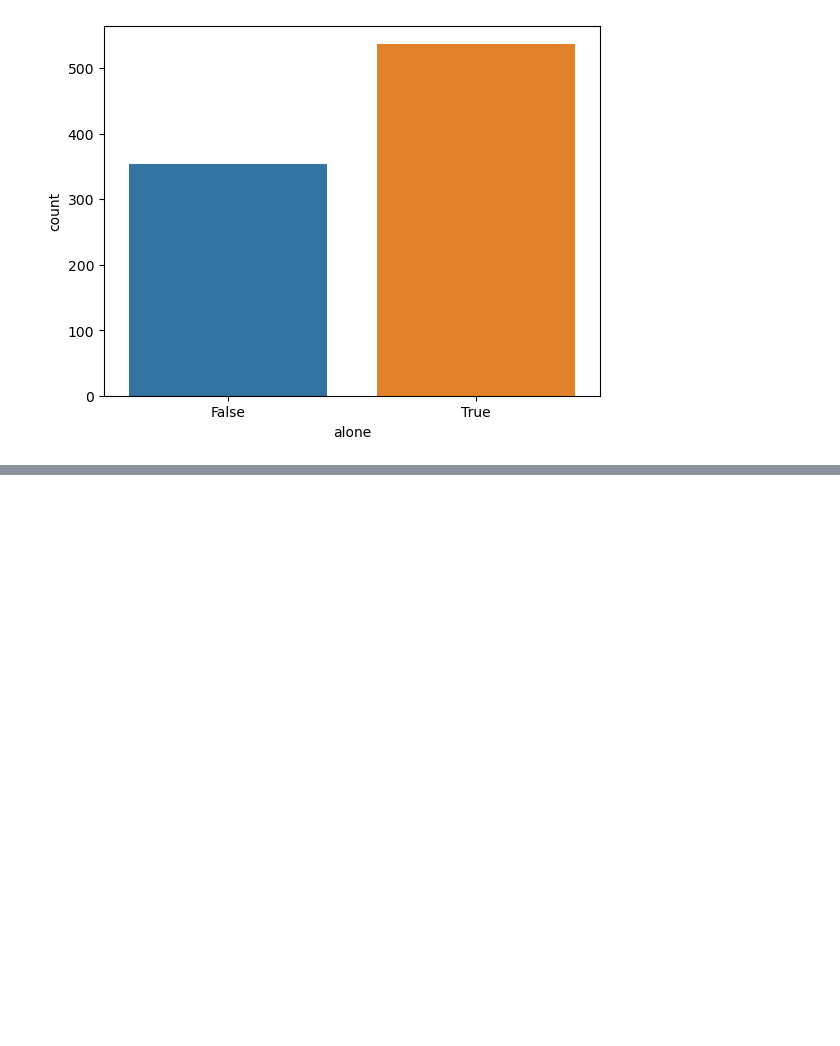
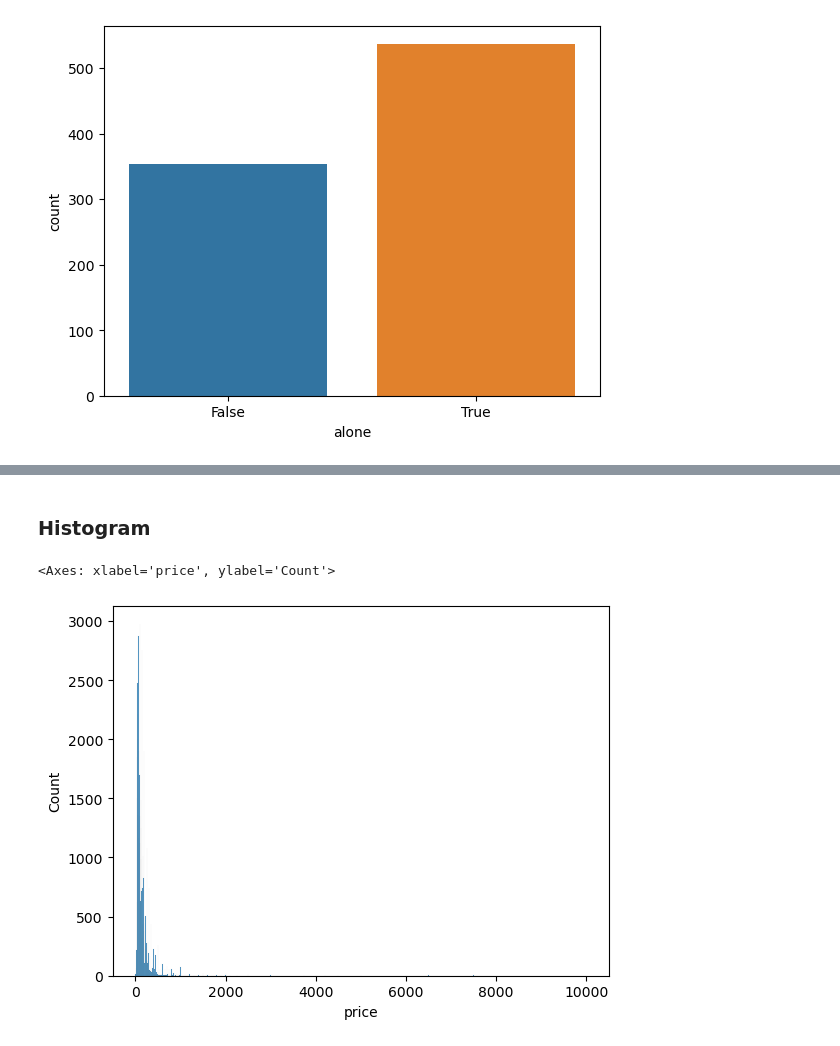
Before and after one commit to abhinav2805-ux/Data-Science, a Jupyter notebook: Data Analysis with python/Data Visualization/data_visualization.ipynb, the cells around one changed output, grey strips where cells are left out. Drawn from its saved outputs; the diff is of its cells as text; code cells hidden in the pictures; blank space fills up the shorter version.

Commit message:
Data Vis

```diff
--- a/Data Analysis with python/Data Visualization/data_visualization.ipynb
+++ b/Data Analysis with python/Data Visualization/data_visualization.ipynb
@@ -271,0 +278,3 @@ sns.countplot(x = df2["alone"])
+# %%
+df = pd.read_csv("AB_NYC_2019.csv")
+df.head(3)
@@ -271,0 +286,7 @@ sns.countplot(x = df2["alone"])
+# %% [markdown]
+### Histogram
+# %%
+sns.histplot(data = df,x = 'price')
+# %% [output]
+<Axes: xlabel='price', ylabel='Count'>
+[figure, added]
```
Also changed, not shown: parts of 64 cells of this notebook, 1 other file.
